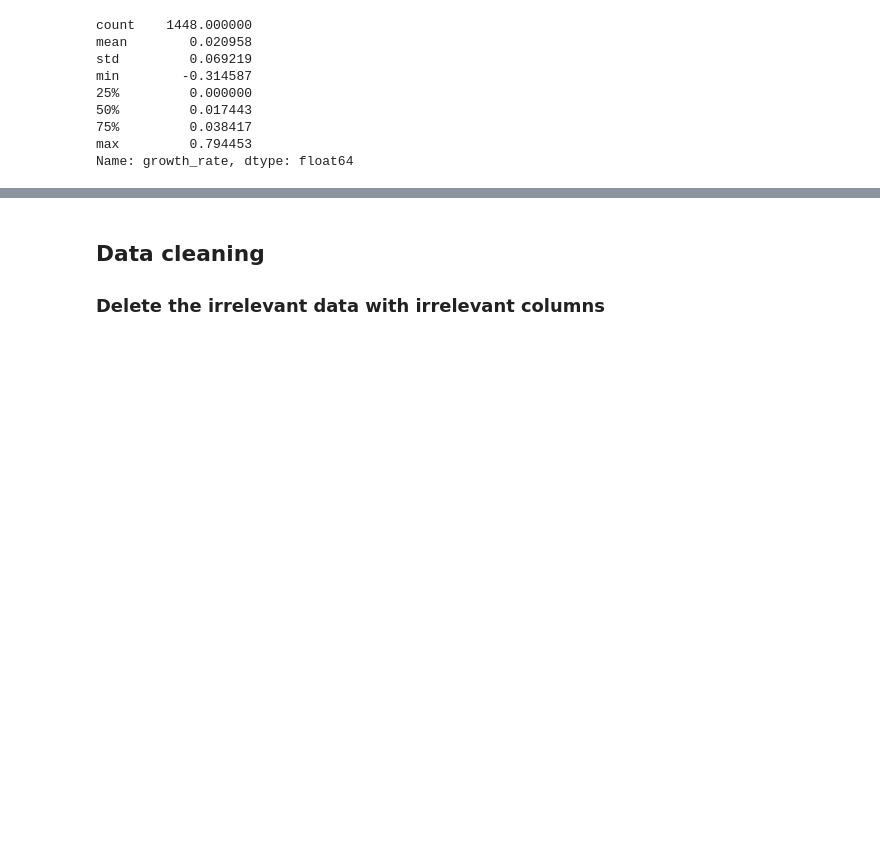
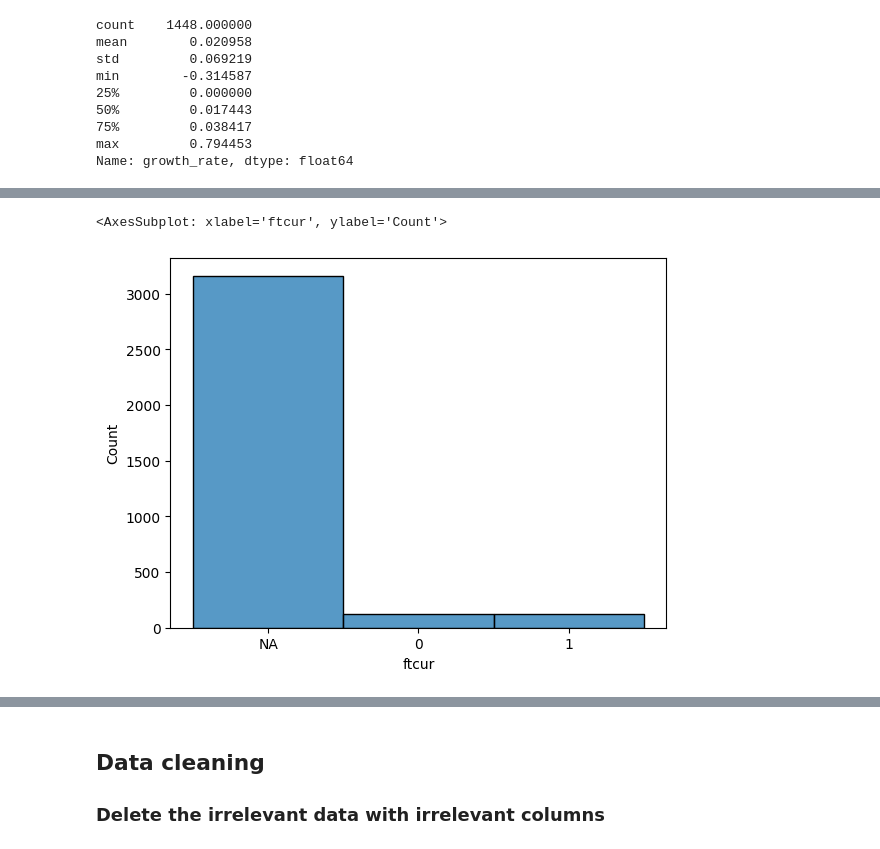
Before and after one commit to ShuaiZhao1/Analysing-Political-Executives-With-AI-data-processing, a Jupyter notebook: Notebooks/1-Data_extraction_and_visualizing.ipynb, the cells around one changed output, grey strips where cells are left out. Drawn from its saved outputs; the diff is of its cells as text; code cells hidden in the pictures; blank space fills up the shorter version.

```diff
--- a/Notebooks/1-Data_extraction_and_visualizing.ipynb
+++ b/Notebooks/1-Data_extraction_and_visualizing.ipynb
@@ -65,15 +65,18 @@ data_all = pd.merge(data_leader_deau_gdp, data_gdp, how ='left', on =['idacr', '
 # Rename the gdppc to begin_gdppc in data_all
 data_all = data_all.rename({'gdppc': 'begin_gdppc'}, axis='columns')
 
+# Remane the Polity datasets IV number[11][12] to Polity
+data_all = data_all.rename({'Polity datasets IV number[11][12]': 'Polity'}, axis='columns')
+
+# Rename the pop_y to pop in data_all
+data_all = data_all.rename({'pop_x': 'pop'}, axis='columns')
+
 # Calculate the leaders' age, when they first into power
 # See the characteristics of yrborn, there is something wrong in the data.
 # Because I change the data type of yrborn, from int to datetime.
 
 # age= yrbegin- yrborn
 data_all['age'] = data_all['yrbegin'] - data_all['yrborn']
-
-# See the distribution of age
-# data_all.groupby(['age']).mean()
 # %% [output]
 One or more strings in the dta file could not be decoded using utf-8, and
 so the fallback encoding of latin-1 is being used.  This can happen when a file
@@ -140,0 +144,5 @@ Name: growth_rate, dtype: float64
+# %%
+sns.histplot(data_all.ftcur)
+# %% [output]
+<AxesSubplot: xlabel='ftcur', ylabel='Count'>
+[figure, added]
```
Also changed, not shown: parts of 10 cells of this notebook, 6 other files.
